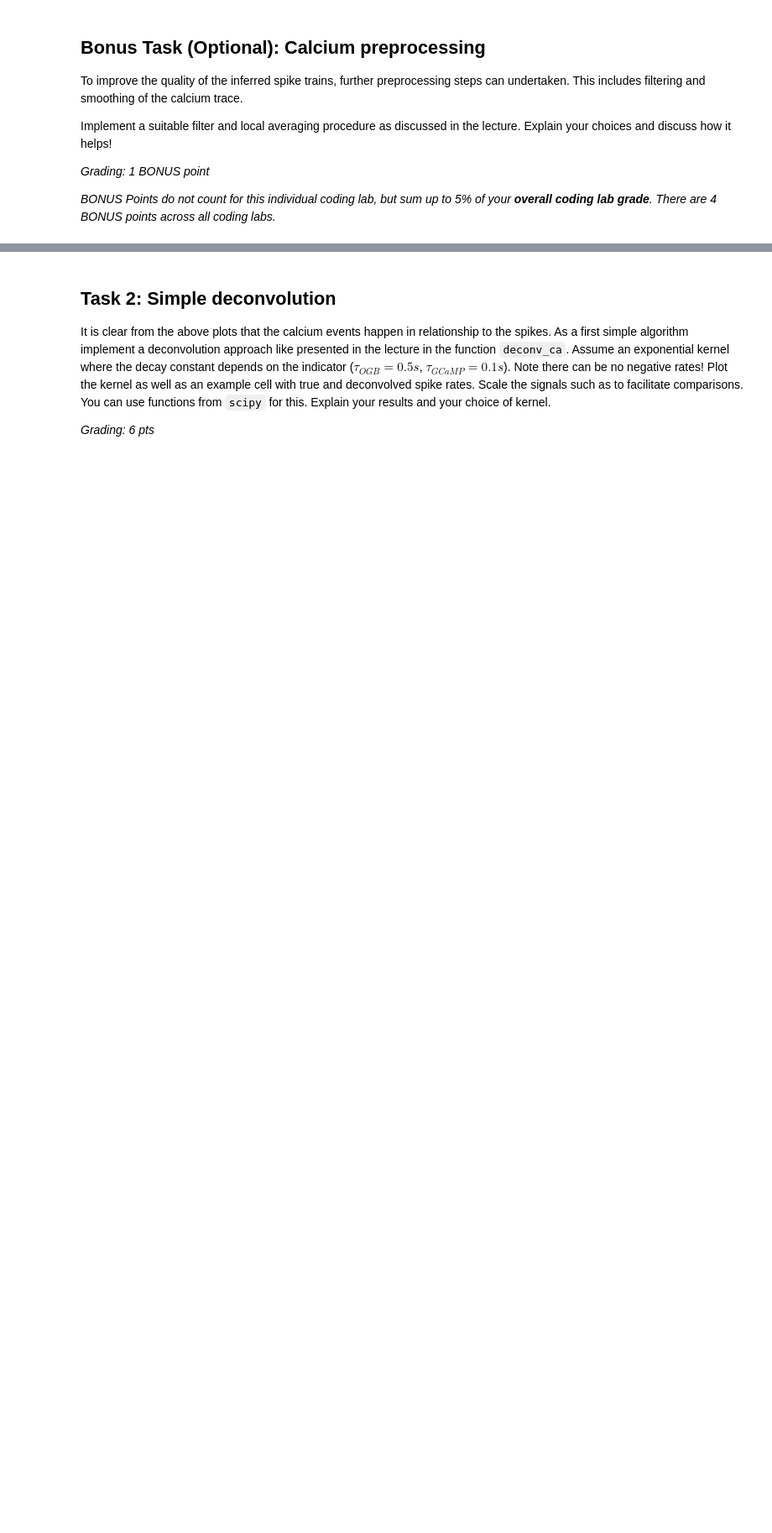
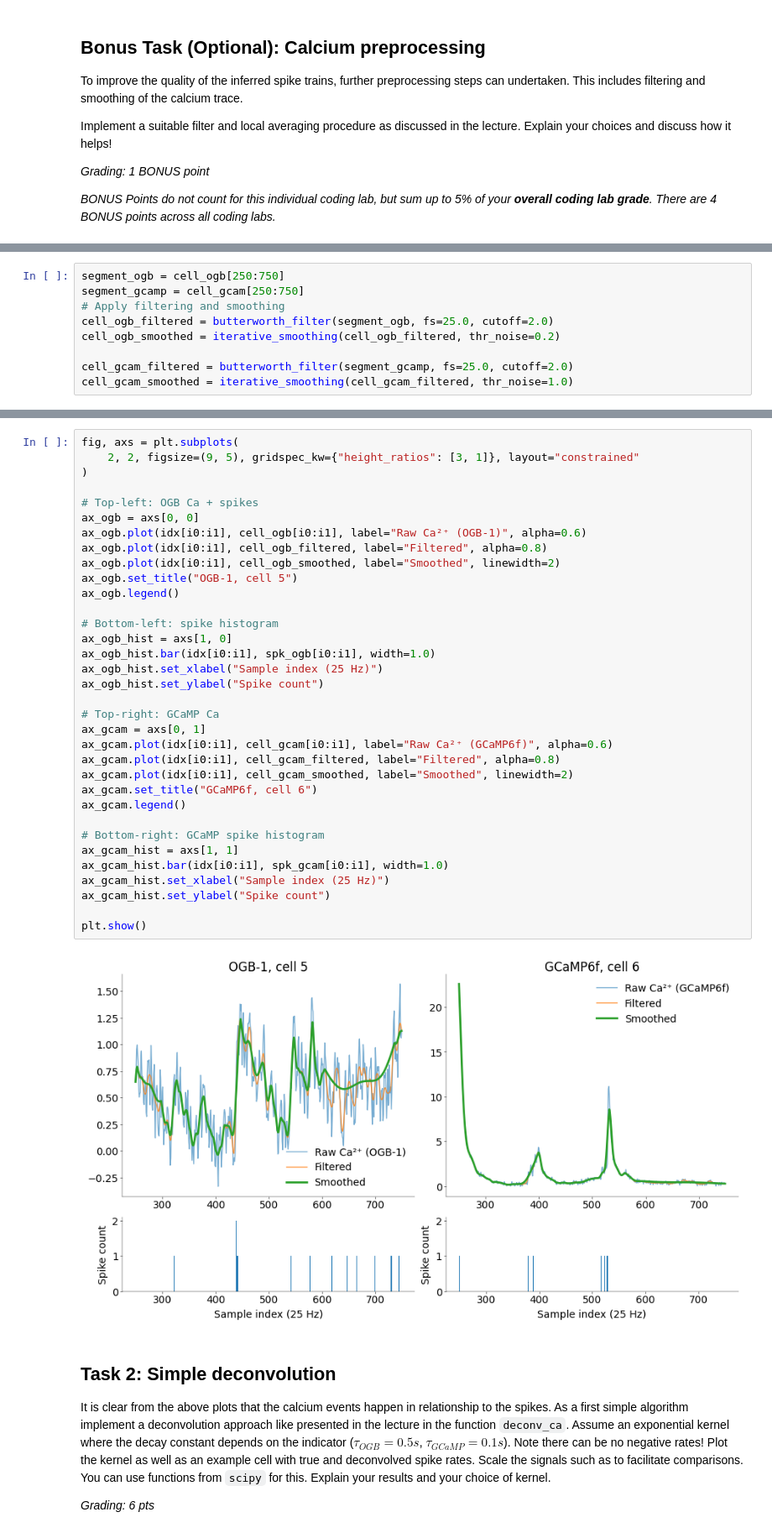
Before and after one commit to flobu98/neural_data_science, a Jupyter notebook: CodingLab3.ipynb, the cells around one changed output, grey strips where cells are left out. Shown at 84% size. Drawn from its saved outputs; the diff is of its cells as text; blank space fills up the shorter version.

```diff
--- a/CodingLab3.ipynb
+++ b/CodingLab3.ipynb
@@ -150,0 +190,9 @@ _BONUS Points do not count for this individual coding lab, but sum up to 5% of y
+# %%
+segment_ogb = cell_ogb[250:750]
+segment_gcamp = cell_gcam[250:750]
+# Apply filtering and smoothing
+cell_ogb_filtered = butterworth_filter(segment_ogb, fs=25.0, cutoff=2.0)
+cell_ogb_smoothed = iterative_smoothing(cell_ogb_filtered, thr_noise=0.2)
+
+cell_gcam_filtered = butterworth_filter(segment_gcamp, fs=25.0, cutoff=2.0)
+cell_gcam_smoothed = iterative_smoothing(cell_gcam_filtered, thr_noise=1.0)
@@ -151,3 +203,39 @@ _BONUS Points do not count for this individual coding lab, but sum up to 5% of y
+# %%
+fig, axs = plt.subplots(
+    2, 2, figsize=(9, 5), gridspec_kw={"height_ratios": [3, 1]}, layout="constrained"
+)
+
+# Top-left: OGB Ca + spikes
+ax_ogb = axs[0, 0]
+ax_ogb.plot(idx[i0:i1], cell_ogb[i0:i1], label="Raw Ca²⁺ (OGB-1)", alpha=0.6)
+ax_ogb.plot(idx[i0:i1], cell_ogb_filtered, label="Filtered", alpha=0.8)
+ax_ogb.plot(idx[i0:i1], cell_ogb_smoothed, label="Smoothed", linewidth=2)
+ax_ogb.set_title("OGB-1, cell 5")
+ax_ogb.legend()
+
+# Bottom-left: spike histogram
+ax_ogb_hist = axs[1, 0]
+ax_ogb_hist.bar(idx[i0:i1], spk_ogb[i0:i1], width=1.0)
+ax_ogb_hist.set_xlabel("Sample index (25 Hz)")
+ax_ogb_hist.set_ylabel("Spike count")
+
+# Top-right: GCaMP Ca
+ax_gcam = axs[0, 1]
+ax_gcam.plot(idx[i0:i1], cell_gcam[i0:i1], label="Raw Ca²⁺ (GCaMP6f)", alpha=0.6)
+ax_gcam.plot(idx[i0:i1], cell_gcam_filtered, label="Filtered", alpha=0.8)
+ax_gcam.plot(idx[i0:i1], cell_gcam_smoothed, label="Smoothed", linewidth=2)
+ax_gcam.set_title("GCaMP6f, cell 6")
+ax_gcam.legend()
+
+# Bottom-right: GCaMP spike histogram
+ax_gcam_hist = axs[1, 1]
+ax_gcam_hist.bar(idx[i0:i1], spk_gcam[i0:i1], width=1.0)
+ax_gcam_hist.set_xlabel("Sample index (25 Hz)")
+ax_gcam_hist.set_ylabel("Spike count")
+
+plt.show()
+# %% [output]
+[figure, added]
 # %% [markdown]
 ## Task 2: Simple deconvolution
 
```
Also changed, not shown: parts of 3 cells of this notebook.
